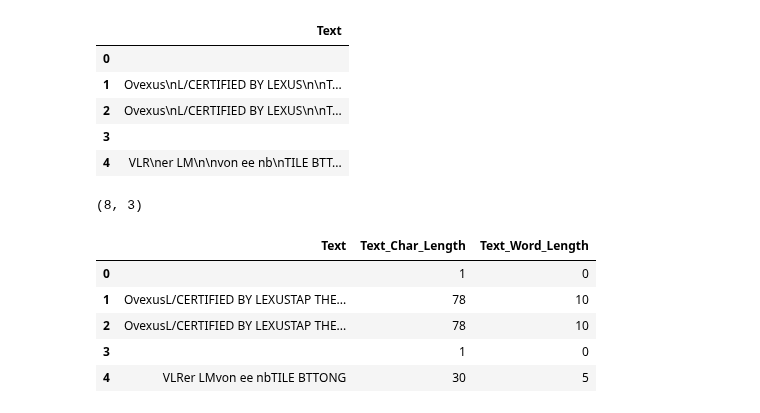
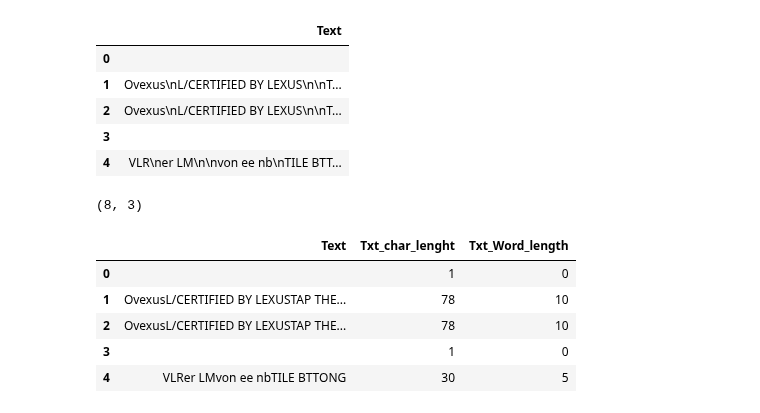
Before and after one commit to ad-Optimisation/ad_optimisation, a Jupyter notebook: notebooks/text_extraction.ipynb, the cells around one changed output. Saved outputs shown, nothing was run; the diff lists cells and outputs as text; code cells hidden in the pictures.

Commit message:
text extraction

```diff
--- a/notebooks/text_extraction.ipynb
+++ b/notebooks/text_extraction.ipynb
@@ -75,3 +34,0 @@ all_text
-# %%
-path = "../data/Assets/0a22f881b77f00220f2034c21a18b854/_preview1.png"
-Image.open(path)
@@ -86,6 +35,6 @@ all_text
 # %%
 # initialize the class
-text_extraction =Text_Extraction()
+txtextract =Text_Extraction()
 # creating empty dictinary
 lists_text =[]
 # we have used the preview image for text extraction
@@ -93,10 +42,10 @@ image='_preview.png'
 for ls in list_assets:
     if path.exists(ls+'/'+image):
         #lists_text.append(ls)
-        text_value=text_extraction.extract_text(ls+'/'+image, r'/usr/bin/tesseract')
+        text_value=txtextract.extract_text(ls+'/'+image, r'/usr/bin/tesseract')
         lists_text.append(text_value)
 # %%
 # creating dataframe
-text_df = pd.DataFrame(zip(lists_text), columns=['Text'])
+txt_data = pd.DataFrame(zip(lists_text), columns=['Text'])
 # %%
 # checking
@@ -110,8 +59,8 @@ text_df.head(5)
 | 4 | VLR\ner LM\n\nvon ee nb\nTILE BTT... |
 # %%
 # replacing any characters based on the below pattern
-text_df.replace(to_replace=[r"\\t|\\n|\\r", "\t|\n|\r"], value=["",""], regex=True, inplace=True)
+txt_data.replace(to_replace=[r"\\t|\\n|\\r", "\t|\n|\r"], value=["",""], regex=True, inplace=True)
 # adding some features
-text_df['Text_Char_Length'] = text_df['Text'].str.len()
-text_df['Text_Word_Length'] = text_df['Text'].str.split().str.len()
+txt_data['Txt_char_lenght'] = txt_data['Text'].str.len()
+txt_data['Txt_Word_length'] = txt_data['Text'].str.split().str.len()
 # %%
@@ -119,9 +68,9 @@ text_df.shape
 # %% [output]
 (8, 3)
 # %%
-text_df.head()
+txt_data.head()
 # %% [output]
-|  | Text | Text_Char_Length | Text_Word_Length |
+|  | Text | Txt_char_lenght | Txt_Word_length |
 | 0 |  | 1 | 0 |
 | 1 | OvexusL/CERTIFIED BY LEXUSTAP THE... | 78 | 10 |
 | 2 | OvexusL/CERTIFIED BY LEXUSTAP THE... | 78 | 10 |
```
Also changed, not shown: parts of 11 cells of this notebook.
